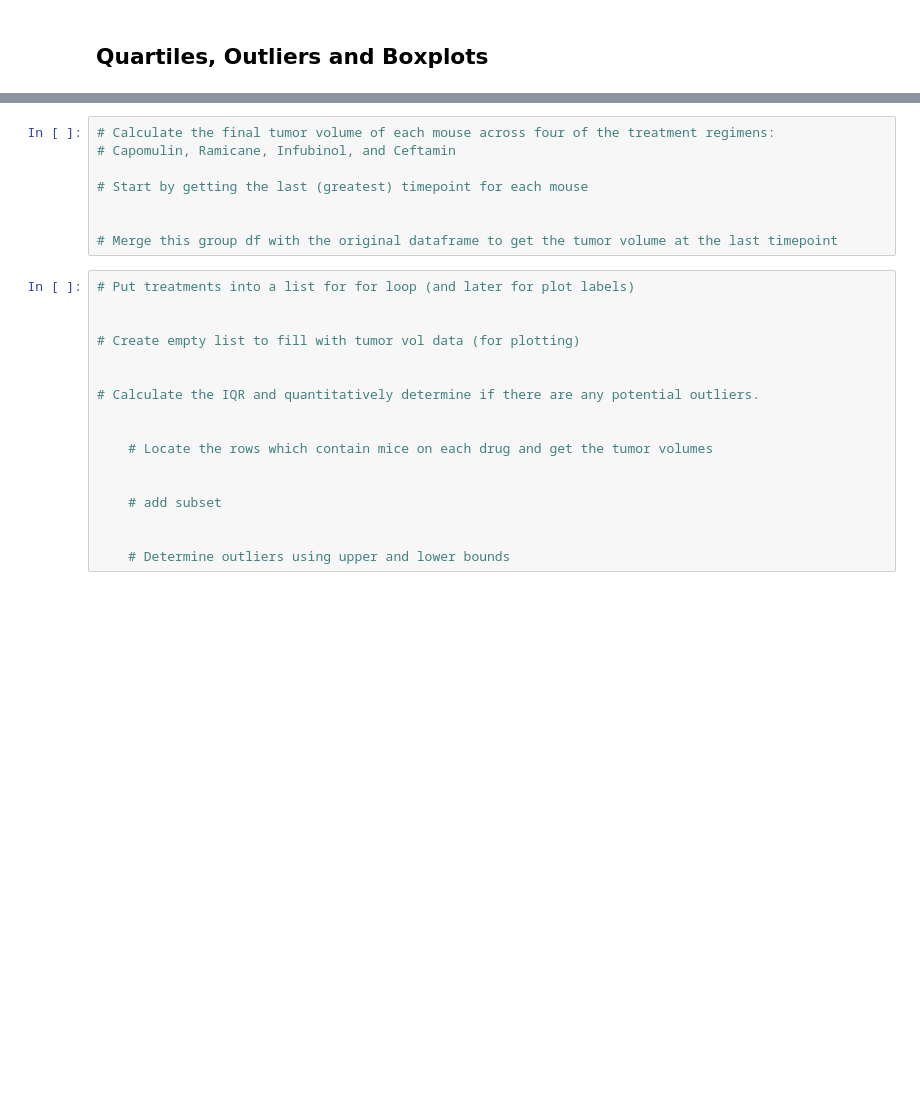
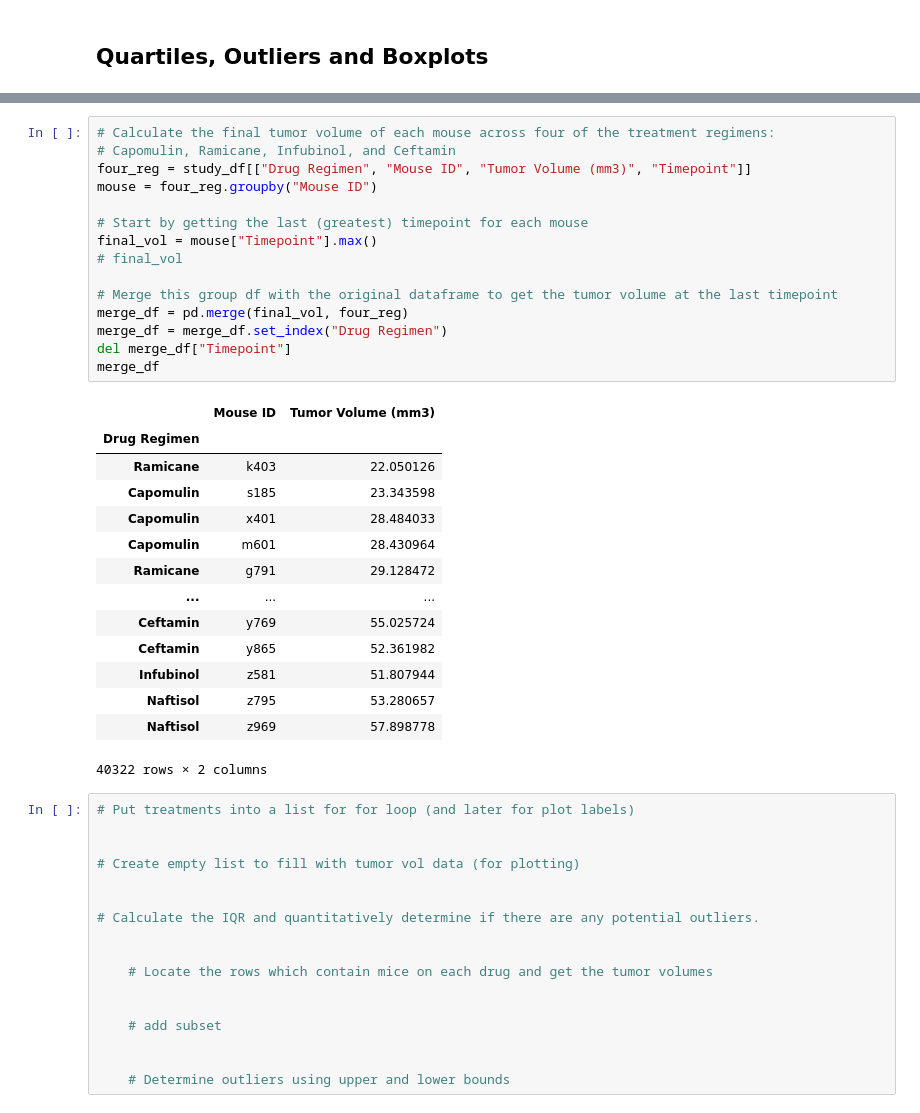
Before and after one commit to jessyoder/MatPlotLib-Challenge, a Jupyter notebook: Pymaceuticals/pymaceuticals_starter.ipynb, the cells around one changed output, grey strips where cells are left out. Cells and saved outputs as stored; diff of their text form; blank space fills up the shorter version.

```diff
--- a/Pymaceuticals/pymaceuticals_starter.ipynb
+++ b/Pymaceuticals/pymaceuticals_starter.ipynb
@@ -146,11 +155,33 @@ Text(0.5, 1.0, 'Gender Distribution')
 # %%
 # Calculate the final tumor volume of each mouse across four of the treatment regimens:
 # Capomulin, Ramicane, Infubinol, and Ceftamin
+four_reg = study_df[["Drug Regimen", "Mouse ID", "Tumor Volume (mm3)", "Timepoint"]]
+mouse = four_reg.groupby("Mouse ID")
 
 # Start by getting the last (greatest) timepoint for each mouse
-
+final_vol = mouse["Timepoint"].max()
+# final_vol
 
 # Merge this group df with the original dataframe to get the tumor volume at the last timepoint
+merge_df = pd.merge(final_vol, four_reg)
+merge_df = merge_df.set_index("Drug Regimen")
+del merge_df["Timepoint"]
+merge_df
+# %% [output]
+|  | Mouse ID | Tumor Volume (mm3) |
+| Drug Regimen |  |  |
+| Ramicane | k403 | 22.050126 |
+| Capomulin | s185 | 23.343598 |
+| Capomulin | x401 | 28.484033 |
+| Capomulin | m601 | 28.430964 |
+| Ramicane | g791 | 29.128472 |
+| ... | ... | ... |
+| Ceftamin | y769 | 55.025724 |
+| Ceftamin | y865 | 52.361982 |
+| Infubinol | z581 | 51.807944 |
+| Naftisol | z795 | 53.280657 |
+| Naftisol | z969 | 57.898778 |
+40322 rows × 2 columns
 # %%
 # Put treatments into a list for for loop (and later for plot labels)
 
```
Also changed, not shown: parts of 1 cell of this notebook.
